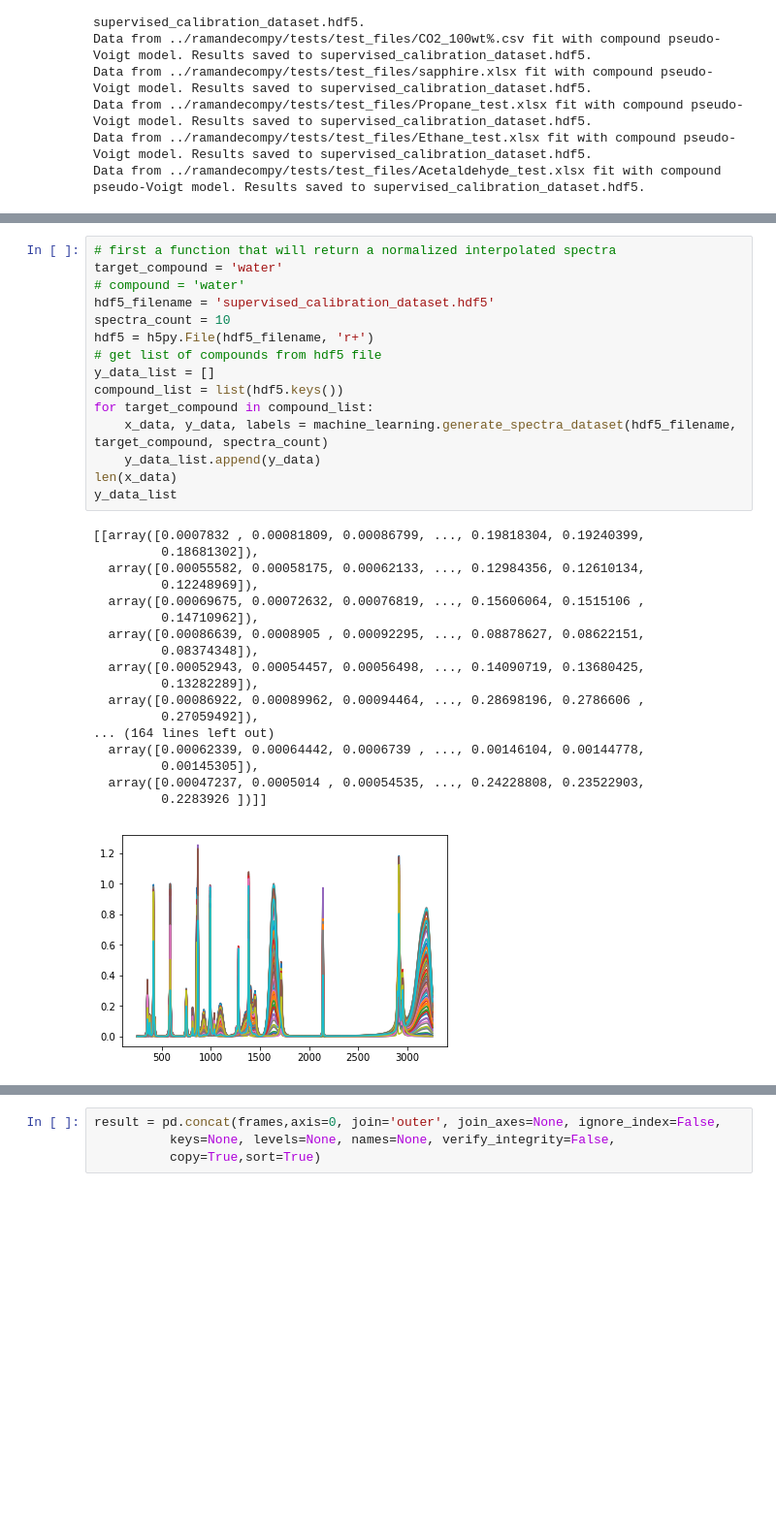
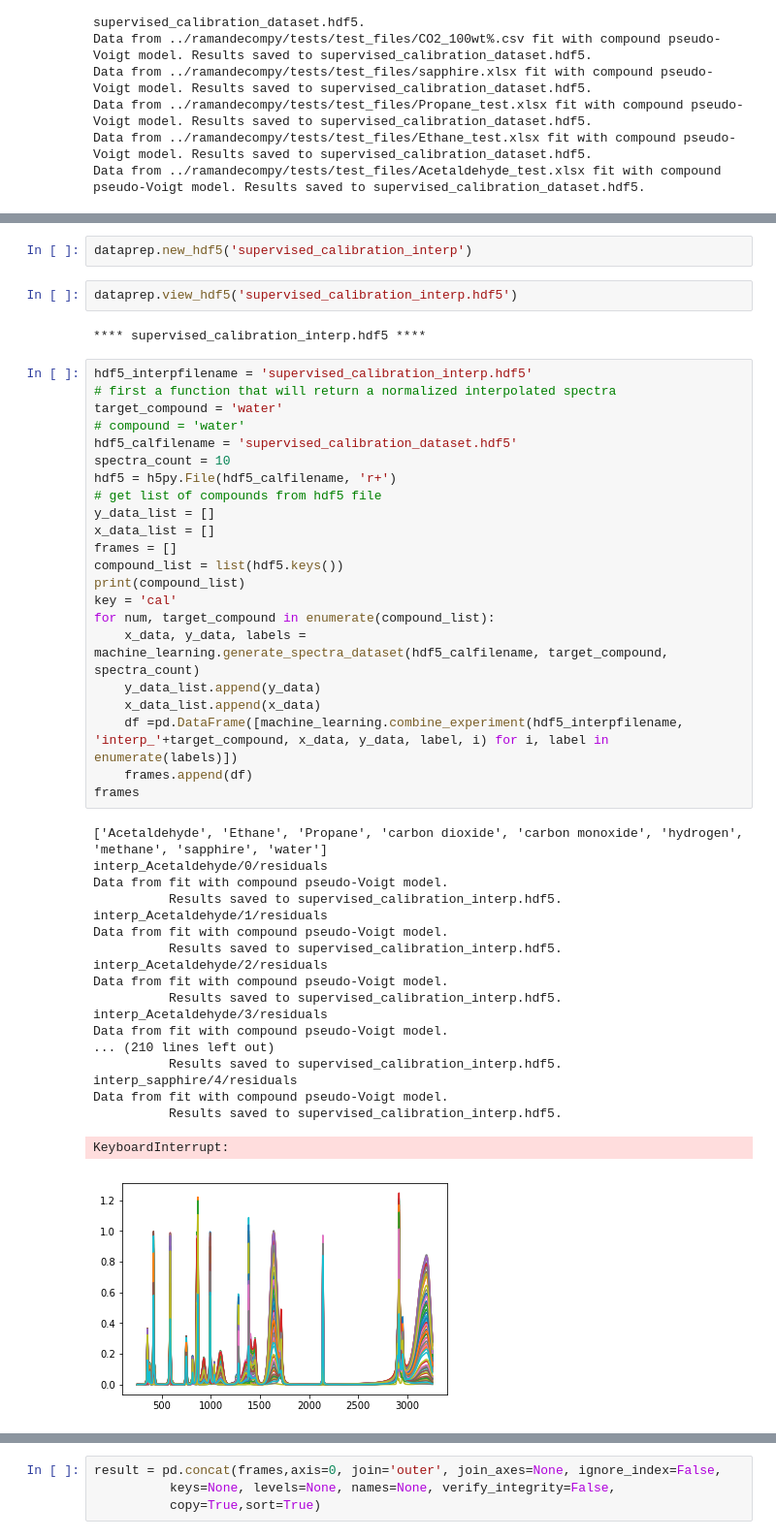
Before and after one commit to raman-noodles/raman-spectra-decomp-analysis, a Jupyter notebook: examples/supervised_machine_learning_dev.ipynb, the cells around one changed output, grey strips where cells are left out. Shown at 97% size. Cells and saved outputs as stored; diff of their text form; blank space fills up the shorter version.

Commit message:
both train and test datasets ready!

```diff
--- a/examples/supervised_machine_learning_dev.ipynb
+++ b/examples/supervised_machine_learning_dev.ipynb
@@ -37,34 +59,48 @@ Data from ../ramandecompy/tests/test_files/Acetaldehyde_test.xlsx fit with compo
+# %%
+dataprep.new_hdf5('supervised_calibration_interp')
+# %%
+dataprep.view_hdf5('supervised_calibration_interp.hdf5')
+# %% [output]
+**** supervised_calibration_interp.hdf5 ****
 # %%
+hdf5_interpfilename = 'supervised_calibration_interp.hdf5'
 # first a function that will return a normalized interpolated spectra
 target_compound = 'water'
 # compound = 'water'
-hdf5_filename = 'supervised_calibration_dataset.hdf5'
+hdf5_calfilename = 'supervised_calibration_dataset.hdf5'
 spectra_count = 10
-hdf5 = h5py.File(hdf5_filename, 'r+')
+hdf5 = h5py.File(hdf5_calfilename, 'r+')
 # get list of compounds from hdf5 file
 y_data_list = []
+x_data_list = []
+frames = []
 compound_list = list(hdf5.keys())
-for target_compound in compound_list:
-    x_data, y_data, labels = machine_learning.generate_spectra_dataset(hdf5_filename, target_compound, spectra_count)
+print(compound_list)
+key = 'cal'
+for num, target_compound in enumerate(compound_list):
+    x_data, y_data, labels = machine_learning.generate_spectra_dataset(hdf5_calfilename, target_compound, spectra_count)
     y_data_list.append(y_data)
-len(x_data)
-y_data_list
+    x_data_list.append(x_data)
+    df =pd.DataFrame([machine_learning.combine_experiment(hdf5_interpfilename, 'interp_'+target_compound, x_data, y_data, label, i) for i, label in enumerate(labels)])
+    frames.append(df)
+frames
 # %% [output]
-[[array([0.0007832 , 0.00081809, 0.00086799, ..., 0.19818304, 0.19240399,
-         0.18681302]),
-  array([0.00055582, 0.00058175, 0.00062133, ..., 0.12984356, 0.12610134,
-         0.12248969]),
-  array([0.00069675, 0.00072632, 0.00076819, ..., 0.15606064, 0.1515106 ,
-         0.14710962]),
-  array([0.00086639, 0.0008905 , 0.00092295, ..., 0.08878627, 0.08622151,
-         0.08374348]),
-  array([0.00052943, 0.00054457, 0.00056498, ..., 0.14090719, 0.13680425,
-         0.13282289]),
-  array([0.00086922, 0.00089962, 0.00094464, ..., 0.28698196, 0.2786606 ,
-         0.27059492]),
-... (164 lines left out)
-  array([0.00062339, 0.00064442, 0.0006739 , ..., 0.00146104, 0.00144778,
-         0.00145305]),
-  array([0.00047237, 0.0005014 , 0.00054535, ..., 0.24228808, 0.23522903,
-         0.2283926 ])]]
+['Acetaldehyde', 'Ethane', 'Propane', 'carbon dioxide', 'carbon monoxide', 'hydrogen', 'methane', 'sapphire', 'water']
+interp_Acetaldehyde/0/residuals
+Data from fit with compound pseudo-Voigt model.
+          Results saved to supervised_calibration_interp.hdf5.
+interp_Acetaldehyde/1/residuals
+Data from fit with compound pseudo-Voigt model.
+          Results saved to supervised_calibration_interp.hdf5.
+interp_Acetaldehyde/2/residuals
+Data from fit with compound pseudo-Voigt model.
+          Results saved to supervised_calibration_interp.hdf5.
+interp_Acetaldehyde/3/residuals
+Data from fit with compound pseudo-Voigt model.
+... (210 lines left out)
+          Results saved to supervised_calibration_interp.hdf5.
+interp_sapphire/4/residuals
+Data from fit with compound pseudo-Voigt model.
+          Results saved to supervised_calibration_interp.hdf5.
+KeyboardInterrupt:
-[figure, old version]
+[figure, new version]
```
Also changed, not shown: parts of 21 cells of this notebook.
